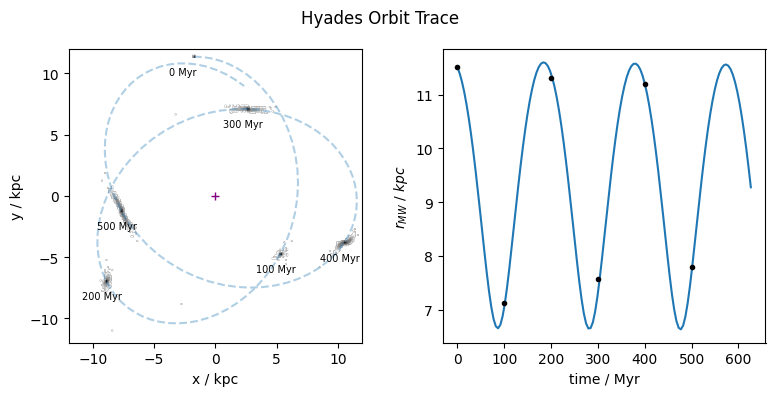
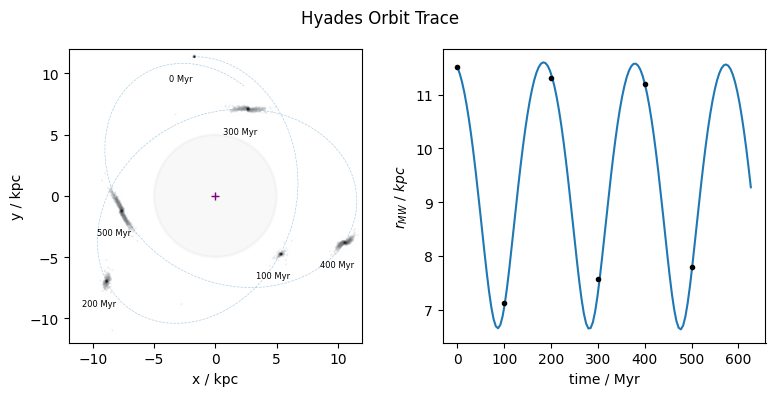
Code edit (unified diff) that turned the first committed figure into the second:
--- before
+++ after
@@ -1,8 +1,16 @@
 xmin, xmax = -12, 12
 ymin, ymax = -12, 12
+
+#xmin, xmax = -27, 27
+#ymin, ymax = -27, 27
 
 zoom = 5
 
 times = [0, 100, 200, 300, 400, 500]
+
+# disk params
+md = 1e11 #/ msc ! Msun -> Nbody units
+rd = 5 #/ rsc ! kpc -> Nbody units
+hz = .1 #/ rsc! kpc -> Nbody units
 
 fig, ax = plt.subplots(1, 2, figsize=(8, 4))
@@ -35,16 +43,22 @@
     
 
-    ax[0].text(galx - 2, galy - 1.5, f"{t:.0f} Myr", fontsize=7)
+    ax[0].text(galx - 2, galy - 2, f"{t:.0f} Myr", fontsize=6)
     
     ax[1].plot(t,orbit_df['RG'][idx], marker='.', color='black', zorder=10)
 
 
-ax[0].imshow(density.T, origin='lower', 
+ax[0].imshow(np.log10(density.T+1), origin='lower', 
              extent=[xmin, xmax, ymin, ymax],
-             cmap='gray_r', norm=LogNorm()
+             cmap='gray_r', interpolation='spline36'
 )
 
-ax[0].plot(orbit_df['RGx'], orbit_df['RGy'], linestyle='dashed', alpha=0.35, color='tab:blue')
+ax[0].plot(orbit_df['RGx'], orbit_df['RGy'], linestyle='dashed', alpha=0.35, color='tab:blue', linewidth=0.5)
 ax[0].plot(0, 0, marker='+', color='purple', linestyle='')
+
+
+ingal_disc = Circle((0,0), hz, color='gray', linewidth=2, label='inner galactic disk', alpha=0.07)
+outgal_disc = Circle((0,0), rd, color='gray', linewidth=2, label='outer galactic disk', alpha=0.05)
+ax[0].add_artist(ingal_disc)
+ax[0].add_artist(outgal_disc)
 
 

Commit: Small changes